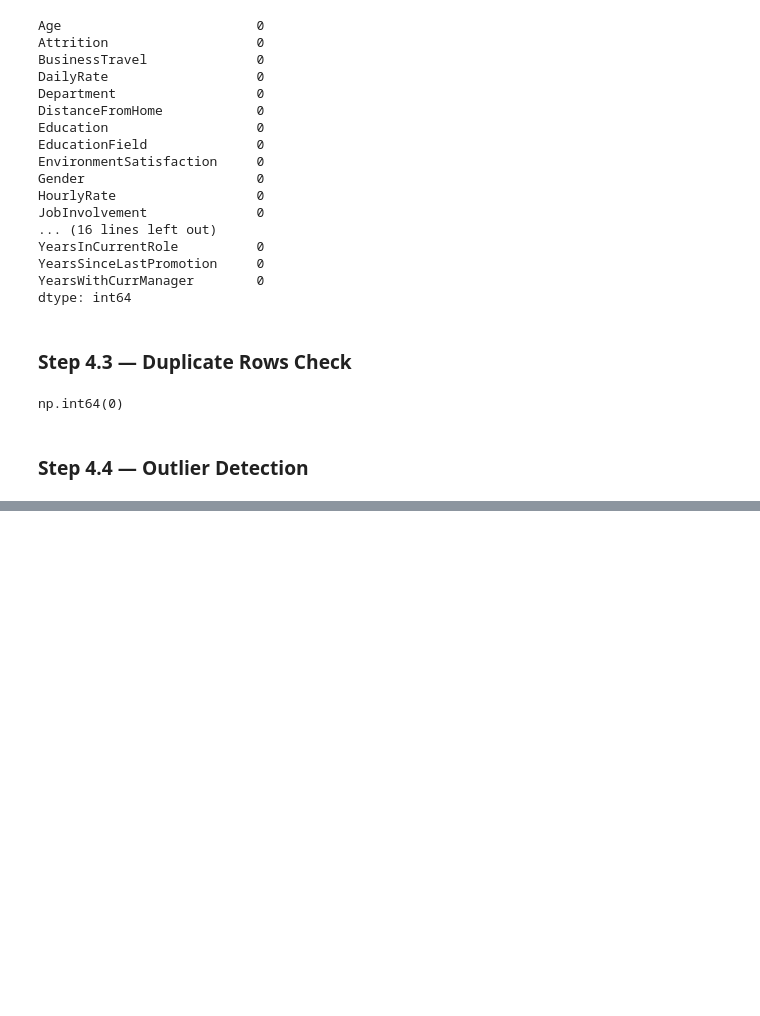
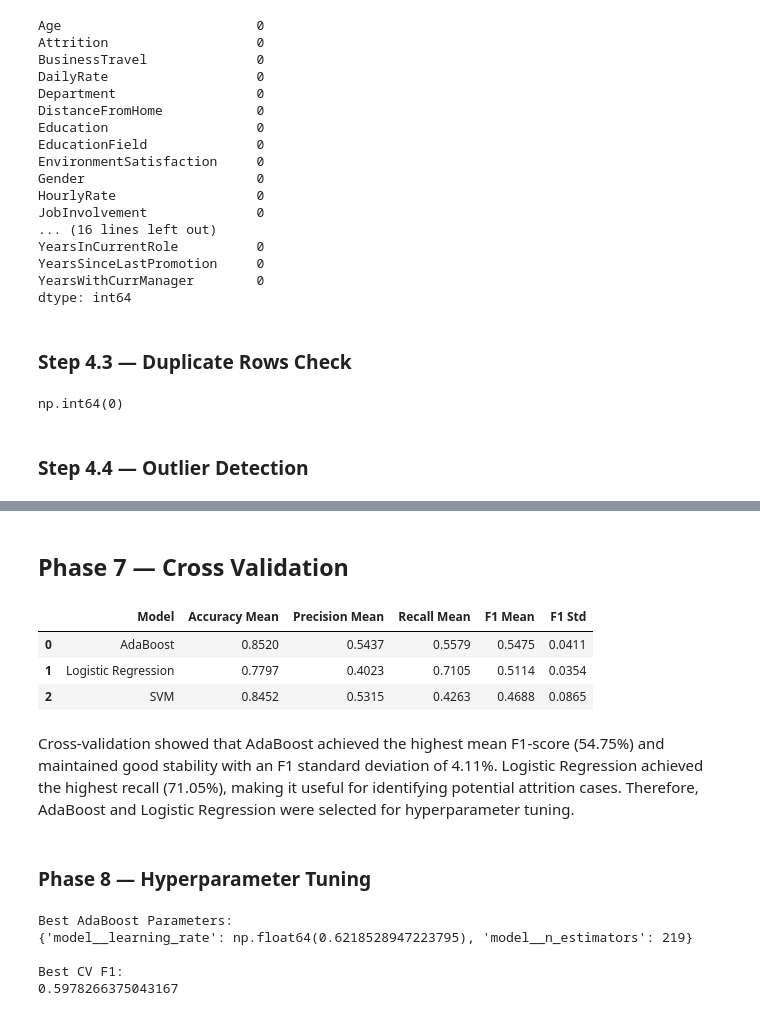
Before and after one commit to DEVELOPER-MANISH007/Kaggle-Notebook, a Jupyter notebook: 7. Notebook/Notebook/main.ipynb, the cells around one changed output, grey strips where cells are left out. Cells and saved outputs as stored; diff of their text form; code cells hidden in the pictures; blank space fills up the shorter version.

```diff
--- a/7. Notebook/Notebook/main.ipynb
+++ b/7. Notebook/Notebook/main.ipynb
@@ -587,0 +1071,2 @@ YearsWithCurrManager: 14 outliers
+# %% [markdown]
+## Phase 7 — Cross Validation
@@ -587,0 +1134,20 @@ YearsWithCurrManager: 14 outliers
+# %%
+cv_results_df = pd.DataFrame(cv_results)
+
+cv_results_df.sort_values(
+    by="F1 Mean",
+    ascending=False
+).round(4)
+# %% [output]
+|  | Model | Accuracy Mean | Precision Mean | Recall Mean | F1 Mean | F1 Std |
+| 0 | AdaBoost | 0.8520 | 0.5437 | 0.5579 | 0.5475 | 0.0411 |
+| 1 | Logistic Regression | 0.7797 | 0.4023 | 0.7105 | 0.5114 | 0.0354 |
+| 2 | SVM | 0.8452 | 0.5315 | 0.4263 | 0.4688 | 0.0865 |
+# %% [markdown]
+Cross-validation showed that AdaBoost achieved the highest mean F1-score
+(54.75%) and maintained good stability with an F1 standard deviation of
+4.11%. Logistic Regression achieved the highest recall (71.05%), making
+it useful for identifying potential attrition cases. Therefore, AdaBoost
+and Logistic Regression were selected for hyperparameter tuning.
+# %% [markdown]
+### Phase 8 — Hyperparameter Tuning
@@ -587,0 +1164,35 @@ YearsWithCurrManager: 14 outliers
+# %%
+ada_pipeline = ImbPipeline([
+    ("preprocessor", preprocessor),
+    ("smote", SMOTE(random_state=42)),
+    ("model", AdaBoostClassifier(random_state=42))
+])
+
+ada_params = {
+    "model__n_estimators": randint(50, 300),
+    "model__learning_rate": uniform(0.01, 1.0)
+}
+
+ada_search = RandomizedSearchCV(
+    estimator=ada_pipeline,
+    param_distributions=ada_params,
+    n_iter=20,
+    scoring=f1_scorer,       # 👈 changed
+    cv=cv,
+    random_state=42,
+    n_jobs=-1
+)
+
+ada_search.fit(X_train, y_train)
+
+print("Best AdaBoost Parameters:")
+print(ada_search.best_params_)
+
+print("\nBest CV F1:")
+print(ada_search.best_score_)
+# %% [output]
+Best AdaBoost Parameters:
+{'model__learning_rate': np.float64(0.6218528947223795), 'model__n_estimators': 219}
+
+Best CV F1:
+0.5978266375043167
```
Also changed, not shown: parts of 51 cells of this notebook.
